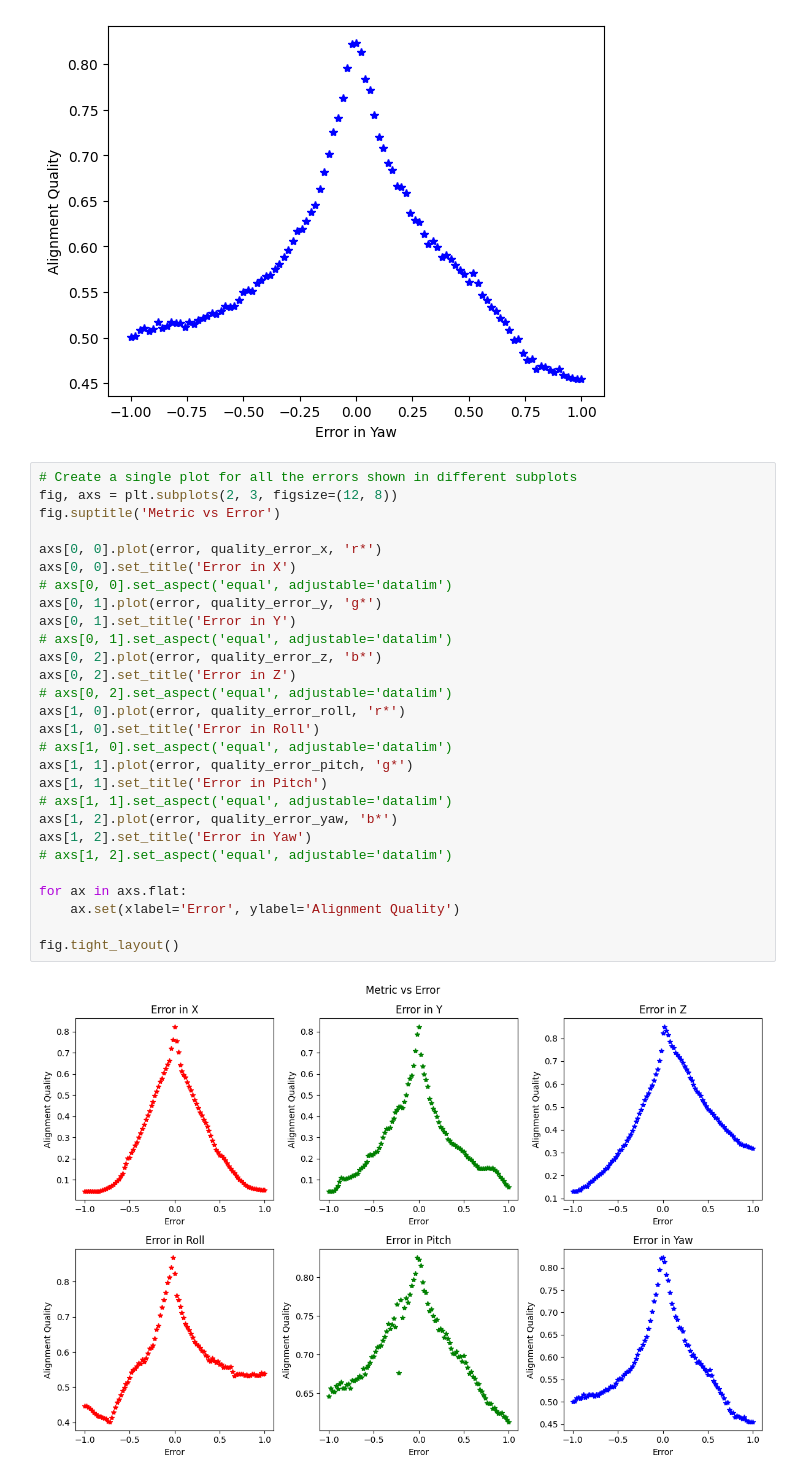
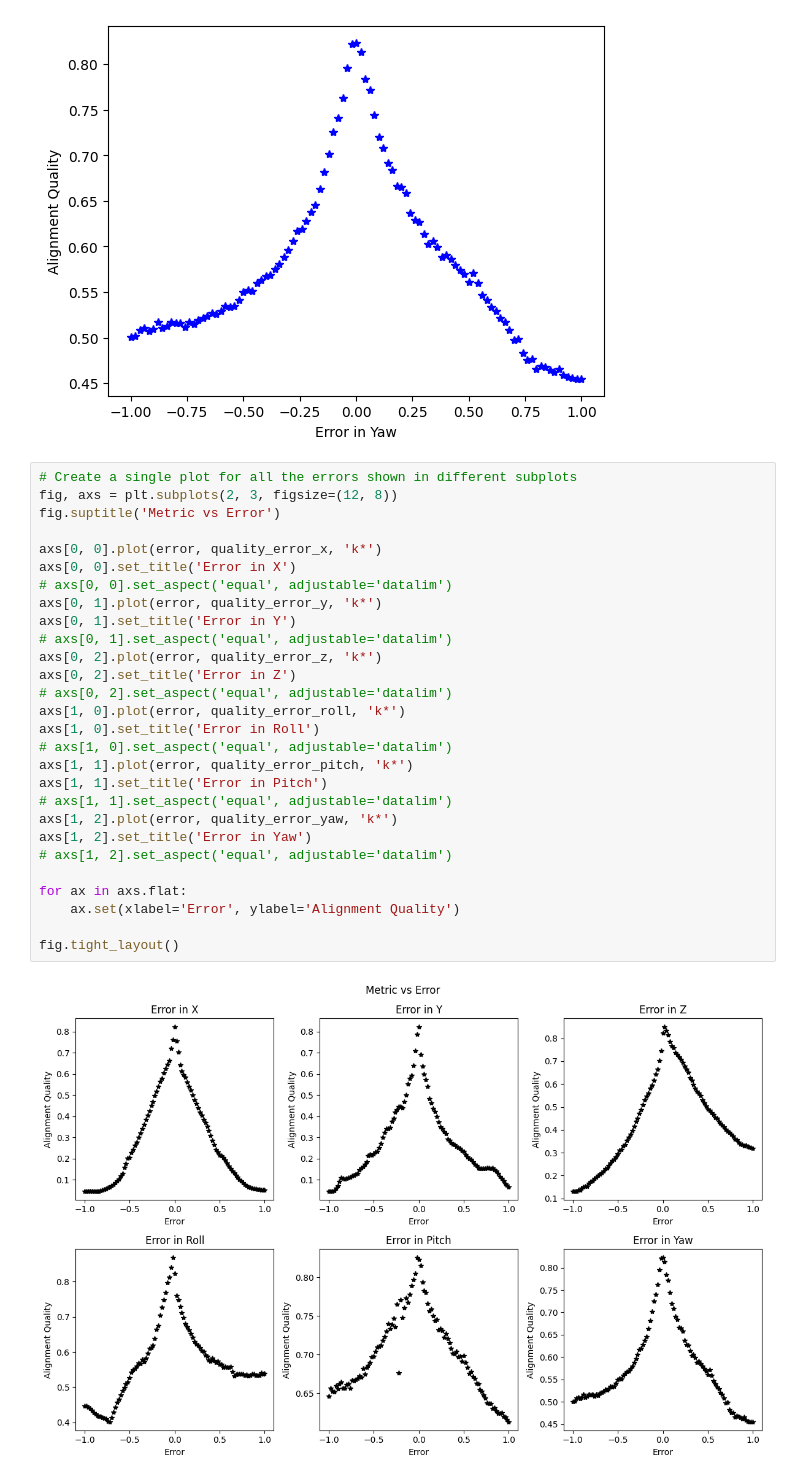
Before and after one commit to FarStryke21/ProbabilisticQualityMetric, a Jupyter notebook: tests.ipynb, the cells around one changed output. Cells and saved outputs as stored; diff of their text form.

```diff
--- a/tests.ipynb
+++ b/tests.ipynb
@@ -223,30 +223,30 @@ plt.show()
 # %%
 # Create a single plot for all the errors shown in different subplots
 fig, axs = plt.subplots(2, 3, figsize=(12, 8))
 fig.suptitle('Metric vs Error')
 
-axs[0, 0].plot(error, quality_error_x, 'r*')
+axs[0, 0].plot(error, quality_error_x, 'k*')
 axs[0, 0].set_title('Error in X')
 # axs[0, 0].set_aspect('equal', adjustable='datalim')
-axs[0, 1].plot(error, quality_error_y, 'g*')
+axs[0, 1].plot(error, quality_error_y, 'k*')
 axs[0, 1].set_title('Error in Y')
 # axs[0, 1].set_aspect('equal', adjustable='datalim')
-axs[0, 2].plot(error, quality_error_z, 'b*')
+axs[0, 2].plot(error, quality_error_z, 'k*')
 axs[0, 2].set_title('Error in Z')
 # axs[0, 2].set_aspect('equal', adjustable='datalim')
-axs[1, 0].plot(error, quality_error_roll, 'r*')
+axs[1, 0].plot(error, quality_error_roll, 'k*')
 axs[1, 0].set_title('Error in Roll')
 # axs[1, 0].set_aspect('equal', adjustable='datalim')
-axs[1, 1].plot(error, quality_error_pitch, 'g*')
+axs[1, 1].plot(error, quality_error_pitch, 'k*')
 axs[1, 1].set_title('Error in Pitch')
 # axs[1, 1].set_aspect('equal', adjustable='datalim')
-axs[1, 2].plot(error, quality_error_yaw, 'b*')
+axs[1, 2].plot(error, quality_error_yaw, 'k*')
 axs[1, 2].set_title('Error in Yaw')
 # axs[1, 2].set_aspect('equal', adjustable='datalim')
 
 for ax in axs.flat:
     ax.set(xlabel='Error', ylabel='Alignment Quality')
 
 fig.tight_layout()
 # %% [output]
-[figure, old version]
+[figure, new version]
```
